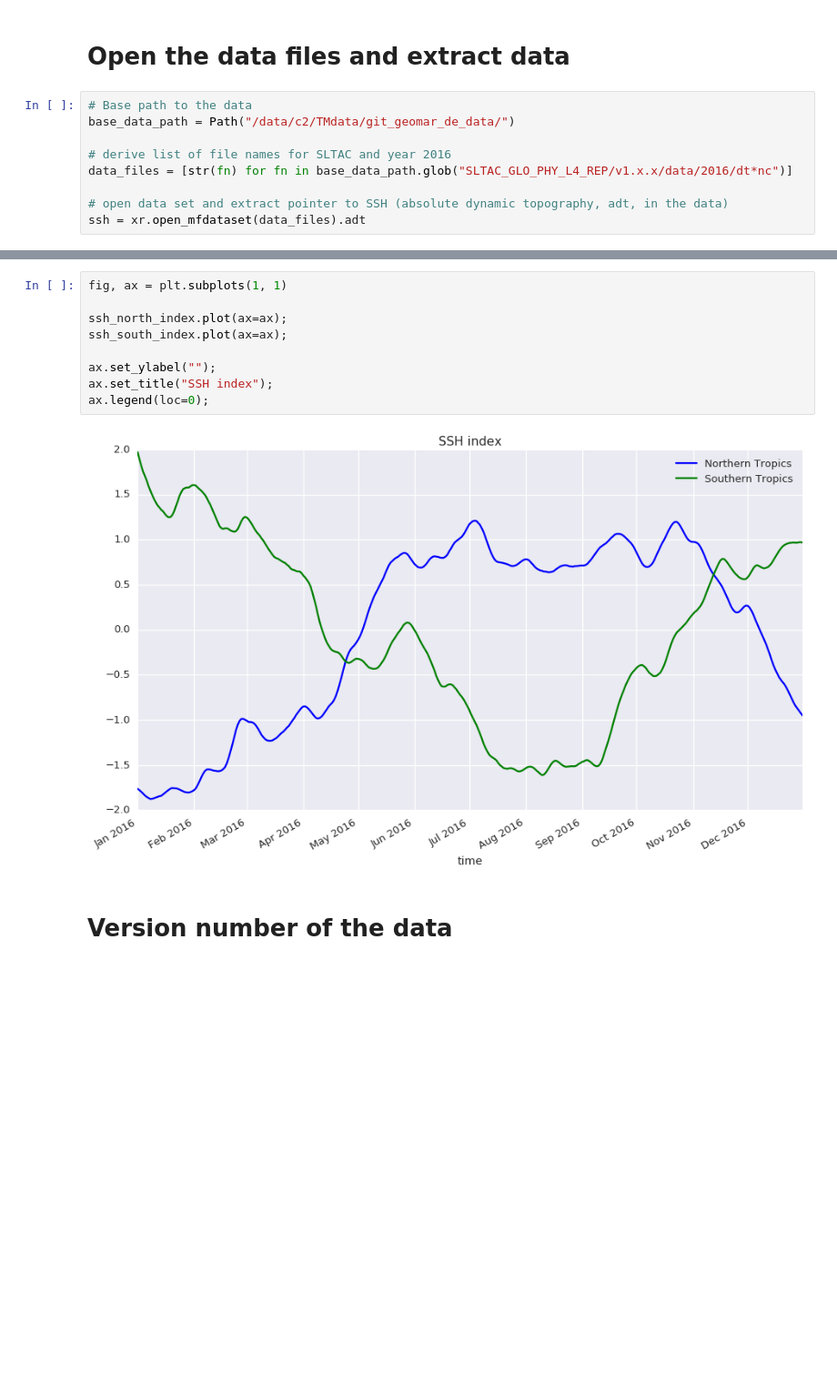
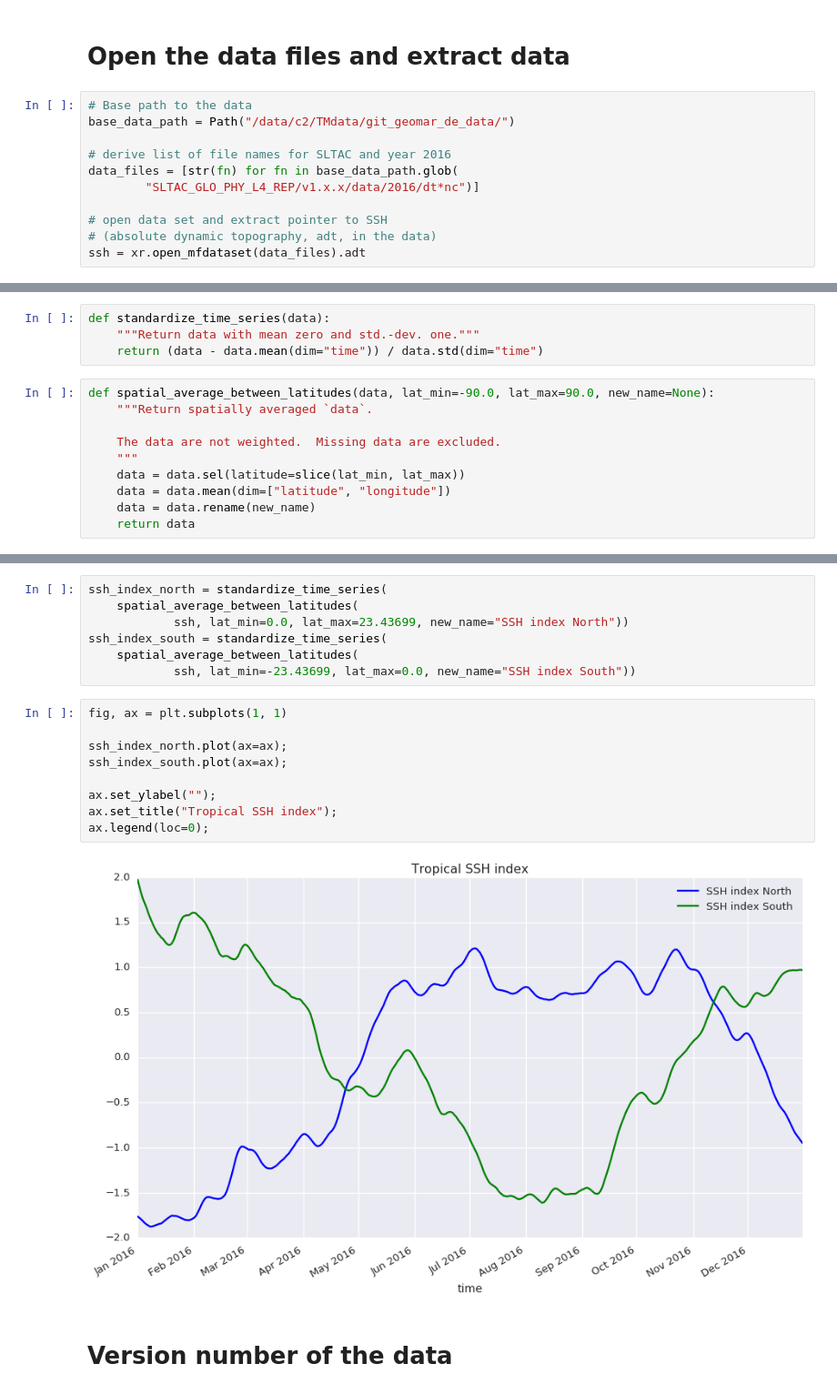
Before and after one commit to willirath/2019-02-01_what_is_holding_us_back_on_our_way_towards_open_science, a Jupyter notebook: notebooks/fig_01_tropical_ssh_index.ipynb, the cells around one changed output, grey strips where cells are left out. Shown: that part at 91% size. Cells and saved outputs as stored; diff of their text form; blank space fills up the shorter version.

```diff
--- a/notebooks/fig_01_tropical_ssh_index.ipynb
+++ b/notebooks/fig_01_tropical_ssh_index.ipynb
@@ -20,7 +20,9 @@ plt.rcParams["figure.figsize"] = [15, 9]
 base_data_path = Path("/data/c2/TMdata/git_geomar_de_data/")
 
 # derive list of file names for SLTAC and year 2016
-data_files = [str(fn) for fn in base_data_path.glob("SLTAC_GLO_PHY_L4_REP/v1.x.x/data/2016/dt*nc")]
+data_files = [str(fn) for fn in base_data_path.glob(
+        "SLTAC_GLO_PHY_L4_REP/v1.x.x/data/2016/dt*nc")]
 
-# open data set and extract pointer to SSH (absolute dynamic topography, adt, in the data)
+# open data set and extract pointer to SSH
+# (absolute dynamic topography, adt, in the data)
 ssh = xr.open_mfdataset(data_files).adt
@@ -36,0 +31,14 @@ ssh_south_index = ((ssh_south - ssh_south.mean(dim="time")) /
+# %%
+def standardize_time_series(data):
+    """Return data with mean zero and std.-dev. one."""
+    return (data - data.mean(dim="time")) / data.std(dim="time")
+# %%
+def spatial_average_between_latitudes(data, lat_min=-90.0, lat_max=90.0, new_name=None):
+    """Return spatially averaged `data`.
+
+    The data are not weighted.  Missing data are excluded.
+    """
+    data = data.sel(latitude=slice(lat_min, lat_max))
+    data = data.mean(dim=["latitude", "longitude"])
+    data = data.rename(new_name)
+    return data
@@ -37,14 +47,21 @@ ssh_south_index = ((ssh_south - ssh_south.mean(dim="time")) /
+# %%
+ssh_index_north = standardize_time_series(
+    spatial_average_between_latitudes(
+            ssh, lat_min=0.0, lat_max=23.43699, new_name="SSH index North"))
+ssh_index_south = standardize_time_series(
+    spatial_average_between_latitudes(
+            ssh, lat_min=-23.43699, lat_max=0.0, new_name="SSH index South"))
 # %%
 fig, ax = plt.subplots(1, 1)
 
-ssh_north_index.plot(ax=ax);
-ssh_south_index.plot(ax=ax);
+ssh_index_north.plot(ax=ax);
+ssh_index_south.plot(ax=ax);
 
 ax.set_ylabel("");
-ax.set_title("SSH index");
+ax.set_title("Tropical SSH index");
 ax.legend(loc=0);
 # %% [output]
-[figure, old version]
+[figure, new version]
 # %% [markdown]
 # Version number of the data
 # %%
```
Also changed, not shown: parts of 5 cells of this notebook.
